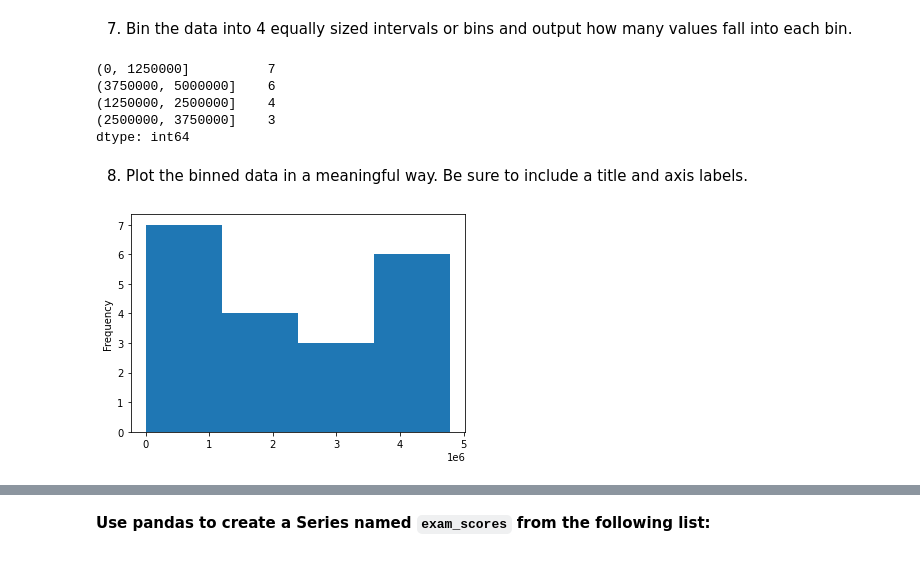
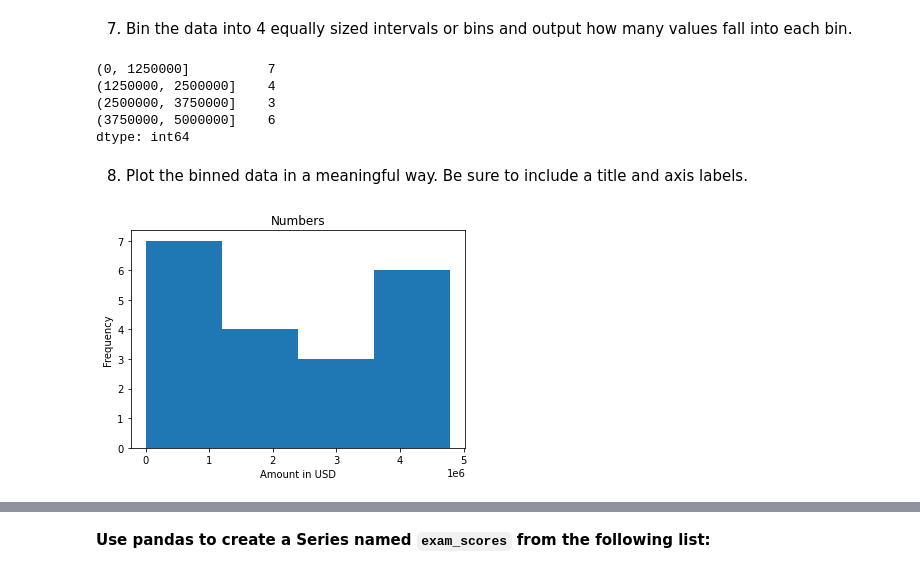
Before and after one commit to nadia-paz/numpy-pandas-visualization-exercises, a Jupyter notebook: pandas_series.ipynb, the cells around one changed output, grey strips where cells are left out. Drawn from its saved outputs; the diff is of its cells as text; code cells hidden in the pictures.

```diff
--- a/pandas_series.ipynb
+++ b/pandas_series.ipynb
@@ -596,22 +721,22 @@ range_values
 # %%
 numbers_bins = pd.cut(numbers, [0, 1250000, 2500000, 3750000, 5000000])
 #numbers_bins = pd.cut(numbers, 4)
-numbers_bins.value_counts()
+numbers_bins.value_counts().sort_index()
 # %% [output]
 (0, 1250000]          7
-(3750000, 5000000]    6
 (1250000, 2500000]    4
 (2500000, 3750000]    3
+(3750000, 5000000]    6
 dtype: int64
 # %% [markdown]
 8. Plot the binned data in a meaningful way. Be sure to include a title and axis labels.
 # %%
 #doesn't do a correct histogram, frequency is correct but bins names do not work
 numbers.plot.hist(bins = 4)
-plt.title = 'Numbers'
-plt.xlabel = 'Amount in USD'
-plt.ylabel = 'Frequency'
-plt.color = 'magenta'
+plt.title('Numbers')
+plt.xlabel('Amount in USD')
+plt.ylabel('Frequency')
+#plt.color('magenta') #cannot assign a color like this
 plt.show()
 # %% [output]
-[figure, old version]
+[figure, new version]
```
Also changed, not shown: parts of 23 cells of this notebook.
